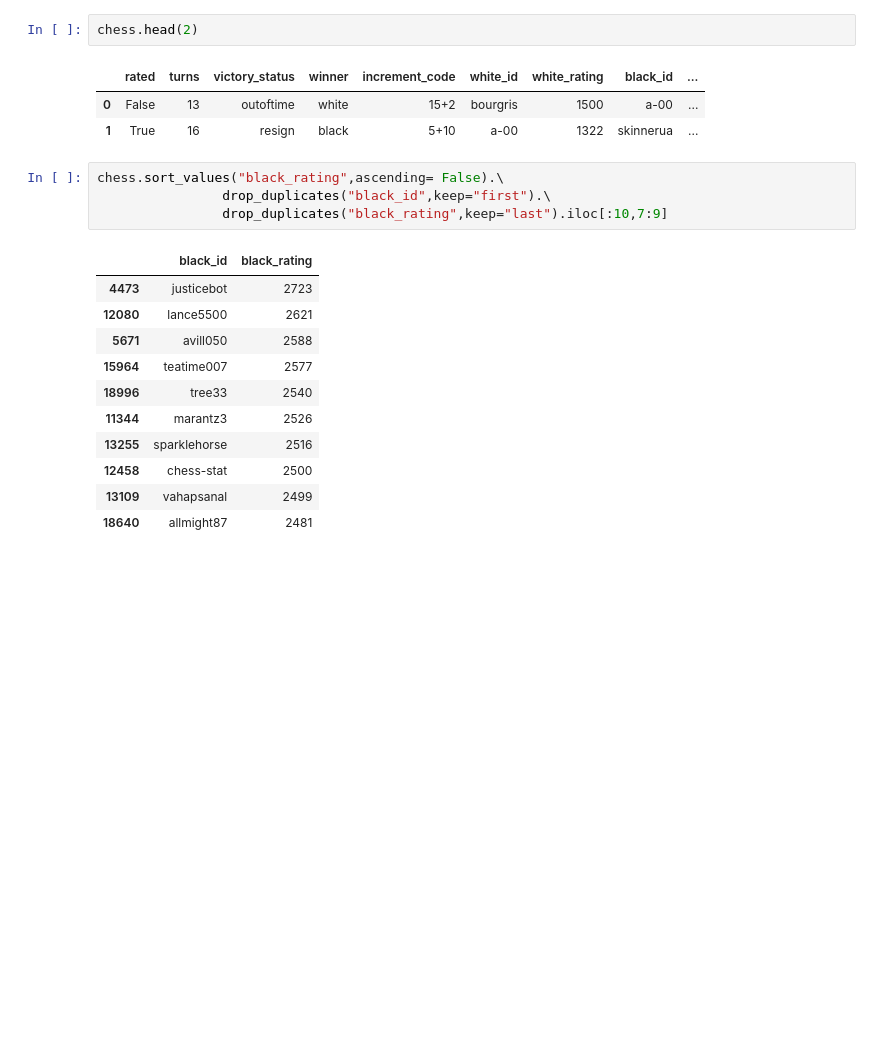
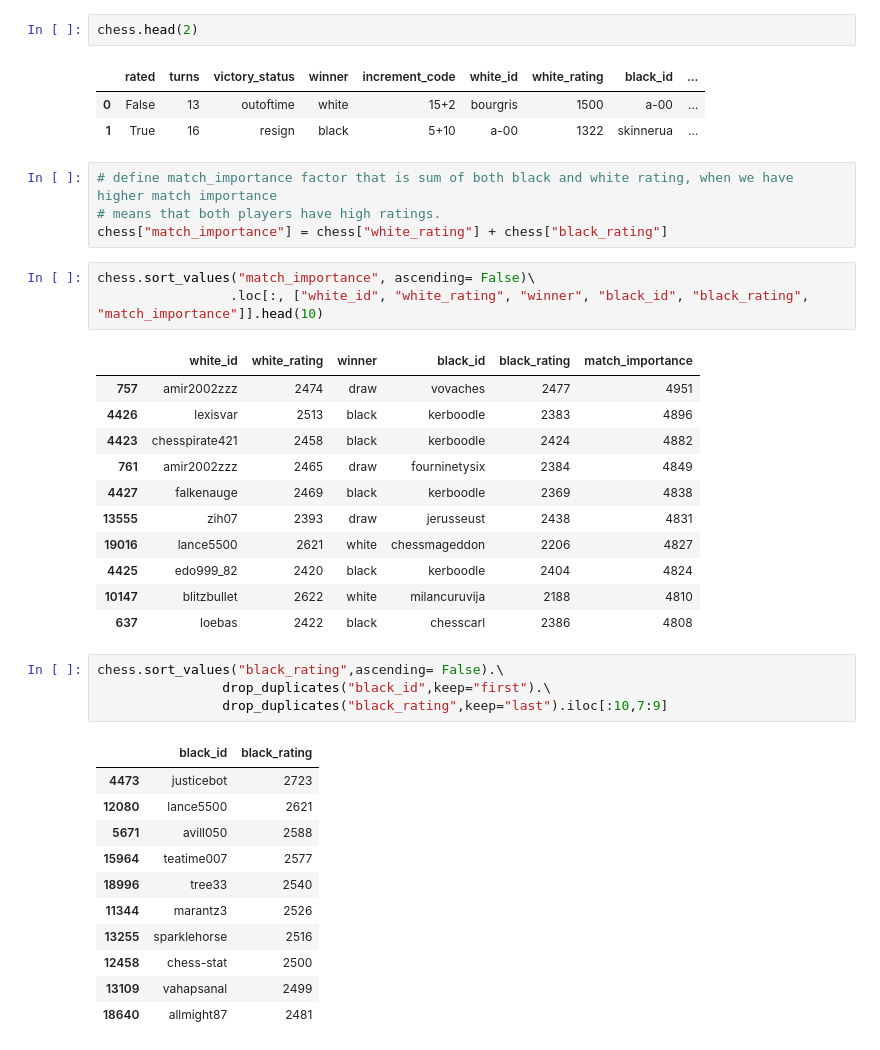
Before and after one commit to SoroushGhaderi/Lichess_Data_Analysis, a Jupyter notebook: Chess_Data_Analysis.ipynb, the cells around one changed output. Cells and saved outputs as stored; diff of their text form; blank space fills up the shorter version.

```diff
--- a/Chess_Data_Analysis.ipynb
+++ b/Chess_Data_Analysis.ipynb
@@ -113,6 +113,25 @@ chess.head(2)
 |  | rated | turns | victory_status | winner | increment_code | white_id | white_rating | black_id | ... |
 | 0 | False | 13 | outoftime | white | 15+2 | bourgris | 1500 | a-00 | ... |
 | 1 | True | 16 | resign | black | 5+10 | a-00 | 1322 | skinnerua | ... |
+# %%
+# define match_importance factor that is sum of both black and white rating, when we have higher match importance
+# means that both players have high ratings.
+chess["match_importance"] = chess["white_rating"] + chess["black_rating"]
+# %%
+chess.sort_values("match_importance", ascending= False)\
+                 .loc[:, ["white_id", "white_rating", "winner", "black_id", "black_rating", "match_importance"]].head(10)
+# %% [output]
+|  | white_id | white_rating | winner | black_id | black_rating | match_importance |
+| 757 | amir2002zzz | 2474 | draw | vovaches | 2477 | 4951 |
+| 4426 | lexisvar | 2513 | black | kerboodle | 2383 | 4896 |
+| 4423 | chesspirate421 | 2458 | black | kerboodle | 2424 | 4882 |
+| 761 | amir2002zzz | 2465 | draw | fourninetysix | 2384 | 4849 |
+| 4427 | falkenauge | 2469 | black | kerboodle | 2369 | 4838 |
+| 13555 | zih07 | 2393 | draw | jerusseust | 2438 | 4831 |
+| 19016 | lance5500 | 2621 | white | chessmageddon | 2206 | 4827 |
+| 4425 | edo999_82 | 2420 | black | kerboodle | 2404 | 4824 |
+| 10147 | blitzbullet | 2622 | white | milancuruvija | 2188 | 4810 |
+| 637 | loebas | 2422 | black | chesscarl | 2386 | 4808 |
 # %%
 chess.sort_values("black_rating",ascending= False).\
                 drop_duplicates("black_id",keep="first").\
```
Also changed, not shown: parts of 7 cells of this notebook.
